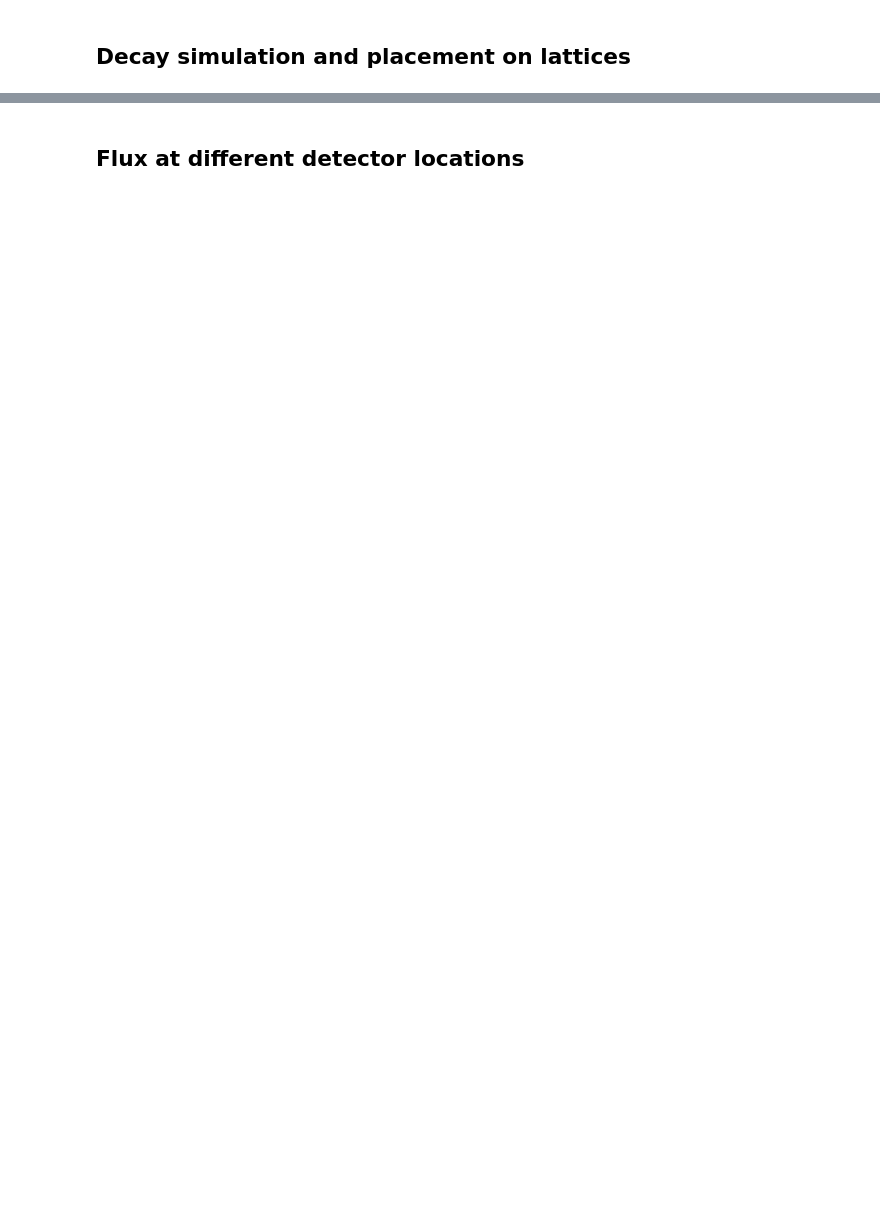
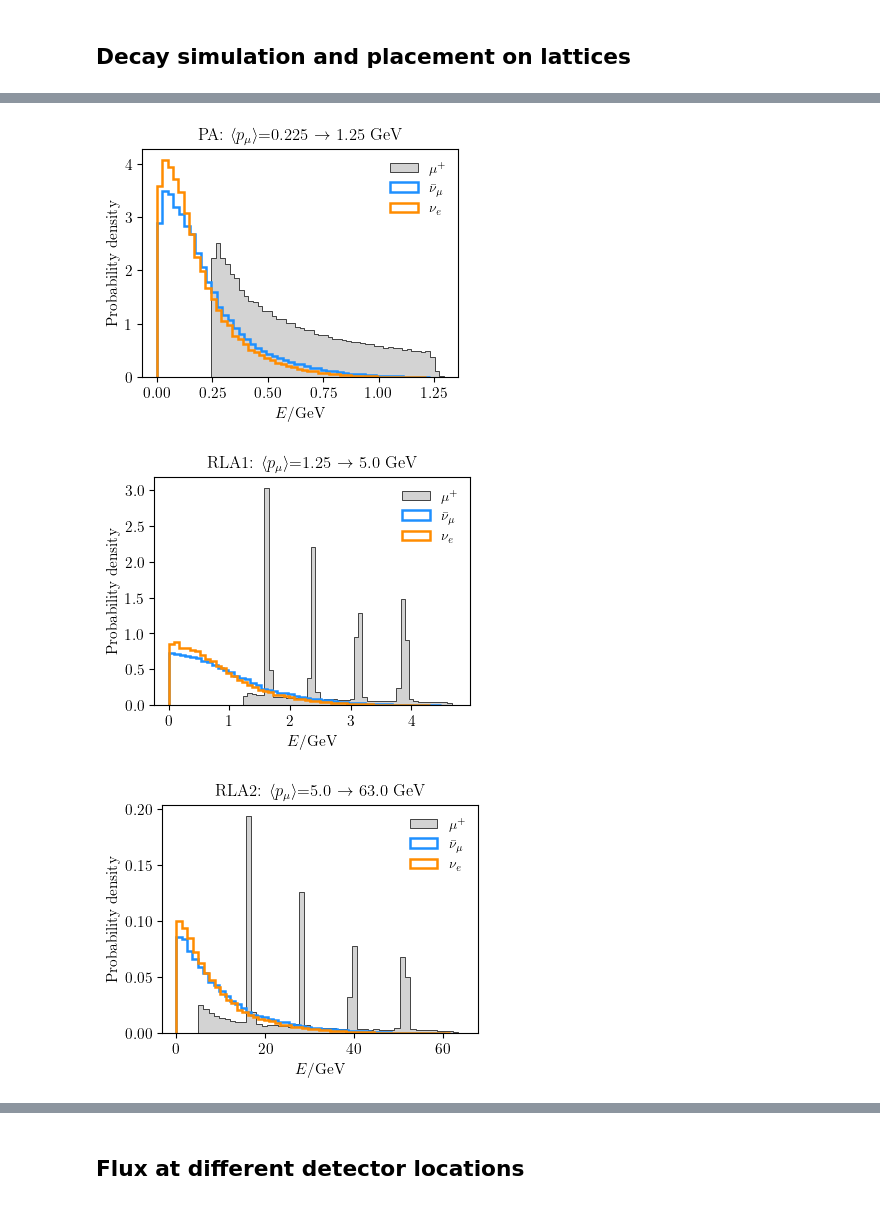
Before and after one commit to jchoi55/MINT, a Jupyter notebook: main_RLA_studies.ipynb, the cells around one changed output, grey strips where cells are left out. Drawn from its saved outputs; the diff is of its cells as text; code cells hidden in the pictures; blank space fills up the shorter version.

```diff
--- a/main_RLA_studies.ipynb
+++ b/main_RLA_studies.ipynb
@@ -262,0 +277,32 @@ for machine_name, cfg in simulators.items():
+# %%
+start_end_p = {
+    "PA": (0.225, 1.25),
+    "RLA1": (1.25, 5.0),
+    "RLA2": (5.0, 63.0),
+    "PA+RLA2": (0.225, 63.0)}
+
+for machine_name, cfg in simulators.items():
+    lattice = cfg["lattice"]
+    sim_numu = cfg["numu"]
+    sim_nue = cfg["nue"]
+
+    fig, ax = pt.std_fig(figsize=(4,3))
+    fsize=12
+    n_bins = 50
+    ax.hist(sim_numu.pmu['E'], weights=sim_numu.weights[:,0], bins=n_bins, label=r'$\mu^+$', facecolor='lightgrey', edgecolor='black', lw=0.5, histtype='stepfilled', density=True)
+    ax.hist(sim_numu.pnu['E'], weights=sim_numu.weights[:,0], lw=1.8, bins=n_bins, label=r'$\bar\nu_\mu$', color='dodgerblue', histtype='step', density=True)
+    ax.hist(sim_nue.pnu['E'], weights=sim_nue.weights[:,0], lw=1.8, bins=n_bins, label=r'$\nu_e$', color='darkorange', histtype='step', density=True)
+
+    ax.legend(frameon=False,loc='upper right')
+    # ax.set_xlim(0,1.3)
+    # ax.set_yscale('log')
+    ax.set_ylabel(r'Probability density')
+    ax.set_xlabel(r'$E/$GeV')
+    plt.title(f"{machine_name}: lattice and sampled decay positions")
+    ax.set_title(f"{machine_name}: $\langle p_\mu \\rangle$={start_end_p[machine_name][0]} $\\to$ {start_end_p[machine_name][1]} GeV")
+
+    fig.savefig(f"plots/{machine_name}_energy_spectrum.pdf", dpi=300, bbox_inches='tight')
+# %% [output]
+[figure, added]
+[figure, added]
+[figure, added]
```
Also changed, not shown: parts of 7 cells of this notebook, 18 other files.
